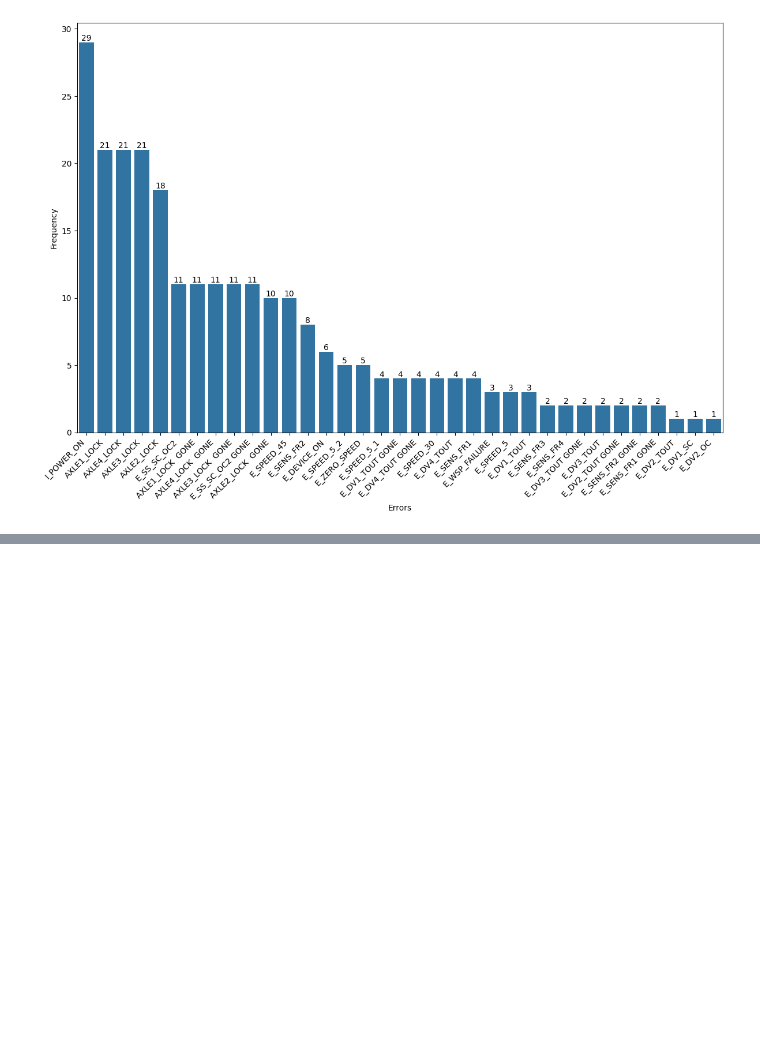
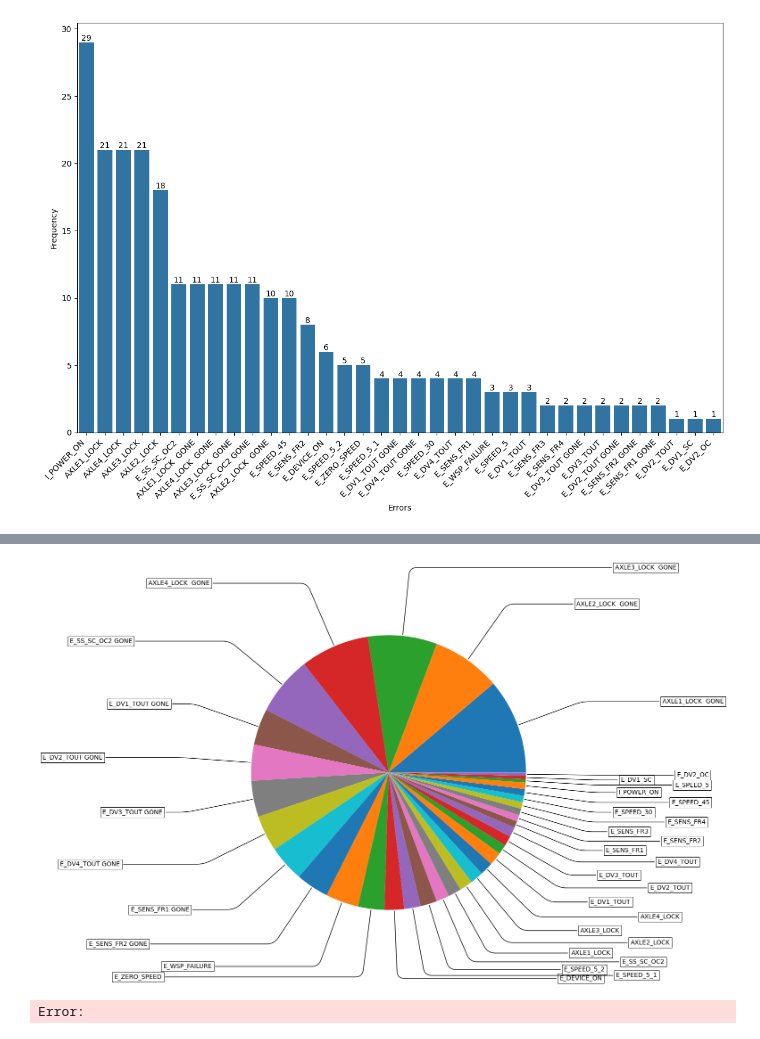
Before and after one commit to HarshSahu23/Wabtec3_BrakesGUI_shared, a Jupyter notebook: src/tester.ipynb, the cells around one changed output, grey strips where cells are left out. Saved outputs shown, nothing was run; the diff lists cells and outputs as text; code cells hidden in the pictures; blank space fills up the shorter version.

```diff
--- a/src/tester.ipynb
+++ b/src/tester.ipynb
@@ -107,0 +108,35 @@ plot_pie_chart(summary_ecl[summary_ecl["Description"].str.contains(r"AXLE[1-4]_L
+# %%
+def plot_pie_chart(labels, data, figsize=(10, 10)):
+    fig, ax = plt.subplots(figsize=figsize, subplot_kw=dict(aspect="equal"))
+
+    labels
+
+    # data = [225, 90, 50, 60, 100, 5]
+
+    wedges, texts = ax.pie(data)
+
+    bbox_props = dict(boxstyle="square,pad=0.3", fc="w", ec="k", lw=0.72)
+    kw = dict(arrowprops=dict(arrowstyle="-"), bbox=bbox_props, zorder=0, va="center")
+
+    for i, p in enumerate(wedges):
+        ang = (p.theta2 - p.theta1)/2. + p.theta1
+        y = math.sin(ang * math.pi / 180)
+        x = math.cos(ang * math.pi / 180)
+        horizontalalignment = {-1: "right", 1: "left"}[int(math.copysign(1, x))]
+        connectionstyle = f"angle,angleA=0,angleB={ang},rad=16"
+        kw["arrowprops"].update({"connectionstyle": connectionstyle})
+
+        xt, yt = 2*math.copysign(1, x), y*1.5
+        a = 1
+        if(x >= 0):
+            xt -= {0: -0.1, 1:0.3}[i%2]+0.25*(-(a**(x)-(a+1)**(abs(yt))))
+        else:
+            xt += {0: -0.1, 1:0.3}[i%2]+0.25*(-(a**(x)-(a+1)**(abs(yt))))
+        ax.annotate(labels[i], xy=(x, y), xytext=(xt, yt), horizontalalignment=horizontalalignment, **kw)
+
+    plt.show()
+
+plot_pie_chart(summary_ecl["Description"], summary_ecl["Frequency"], (10, 10))
+# %% [output]
+[figure, added]
+Error:
```
Also changed, not shown: parts of 2 cells of this notebook, 1 other file.
